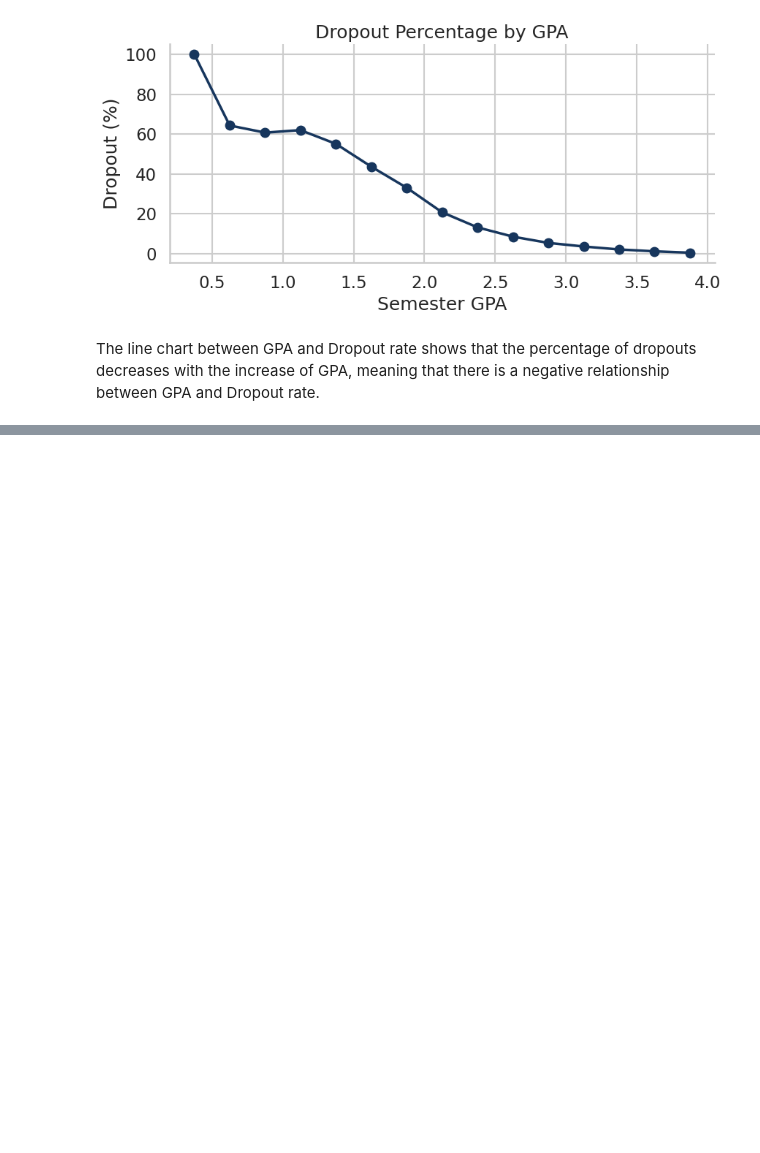
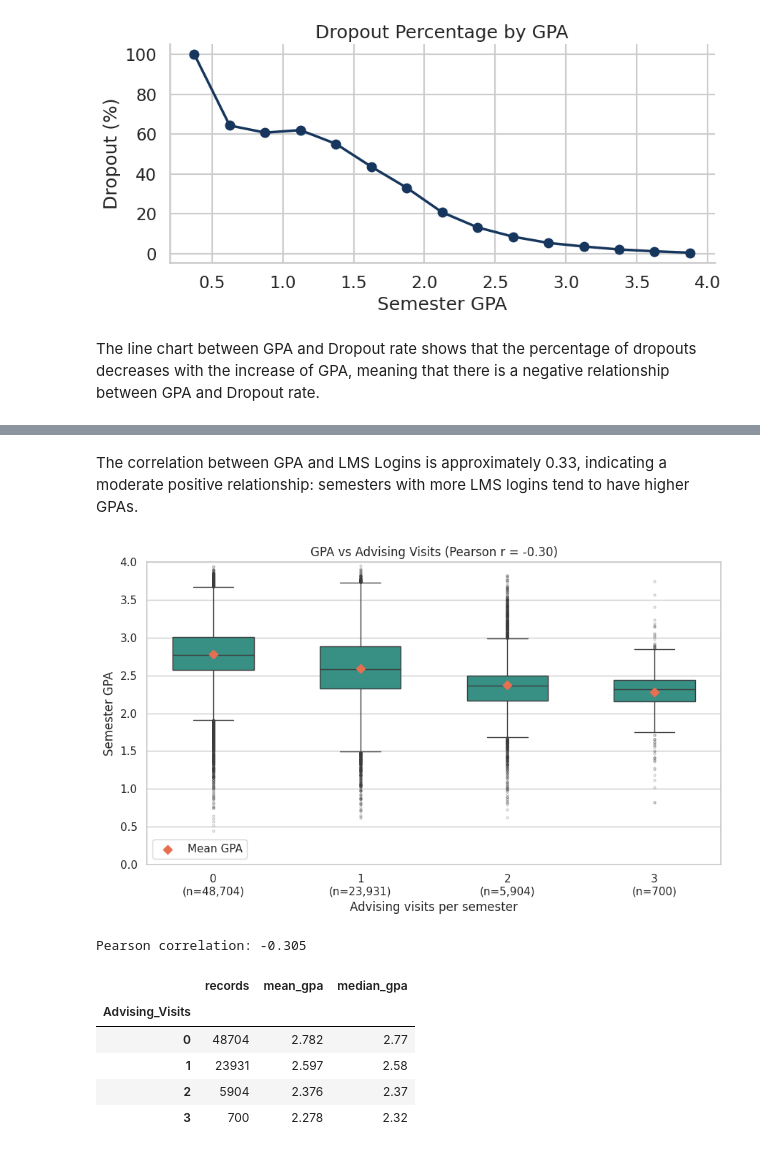
Before and after one commit to mihaighise/student_retention_analysis, a Jupyter notebook: Student_Retention.ipynb, the cells around one changed output, grey strips where cells are left out. Drawn from its saved outputs; the diff is of its cells as text; code cells hidden in the pictures; blank space fills up the shorter version.

```diff
--- a/Student_Retention.ipynb
+++ b/Student_Retention.ipynb
@@ -541,0 +569,46 @@ The line chart between GPA and Dropout rate shows that the percentage of dropout
+# %% [markdown]
+The correlation between GPA and LMS Logins is approximately 0.33, indicating a moderate positive relationship: semesters with more LMS logins tend to have higher GPAs.
+# %%
+# Compare GPA distributions across advising visit counts.
+gpa_advising = df[['Advising_Visits', 'Sem_GPA']].dropna()
+advising_gpa_summary = (
+    gpa_advising.groupby('Advising_Visits')['Sem_GPA']
+    .agg(records='size', mean_gpa='mean', median_gpa='median')
+)
+advising_gpa_r = gpa_advising['Advising_Visits'].corr(gpa_advising['Sem_GPA'])
+
+with sns.axes_style('whitegrid'), sns.plotting_context('notebook'):
+    fig, ax = plt.subplots(figsize=(9, 5.5))
+    sns.boxplot(
+        data=gpa_advising, x='Advising_Visits', y='Sem_GPA',
+        order=advising_gpa_summary.index.tolist(), color='#2A9D8F', width=0.55,
+        flierprops={'markersize': 2, 'alpha': 0.25}, ax=ax,
+    )
+    ax.scatter(
+        np.arange(len(advising_gpa_summary)), advising_gpa_summary['mean_gpa'],
+        color='#E76F51', marker='D', s=40, zorder=3, label='Mean GPA',
+    )
+    ax.set_xticks(np.arange(len(advising_gpa_summary)))
+    ax.set_xticklabels([
+        f'{visits}\n(n={row.records:,.0f})'
+        for visits, row in advising_gpa_summary.iterrows()
+    ])
+    ax.set(
+        title=f'GPA vs Advising Visits (Pearson r = {advising_gpa_r:.2f})',
+        xlabel='Advising visits per semester', ylabel='Semester GPA', ylim=(0, 4),
+    )
+    ax.legend(loc='lower left')
+    plt.tight_layout()
+    plt.show()
+
+print(f'Pearson correlation: {advising_gpa_r:.3f}')
+display(advising_gpa_summary.round(3))
+# %% [output]
+[figure, added]
+Pearson correlation: -0.305
+|  | records | mean_gpa | median_gpa |
+| Advising_Visits |  |  |  |
+| 0 | 48704 | 2.782 | 2.77 |
+| 1 | 23931 | 2.597 | 2.58 |
+| 2 | 5904 | 2.376 | 2.37 |
+| 3 | 700 | 2.278 | 2.32 |
```
Also changed, not shown: parts of 8 cells of this notebook.
